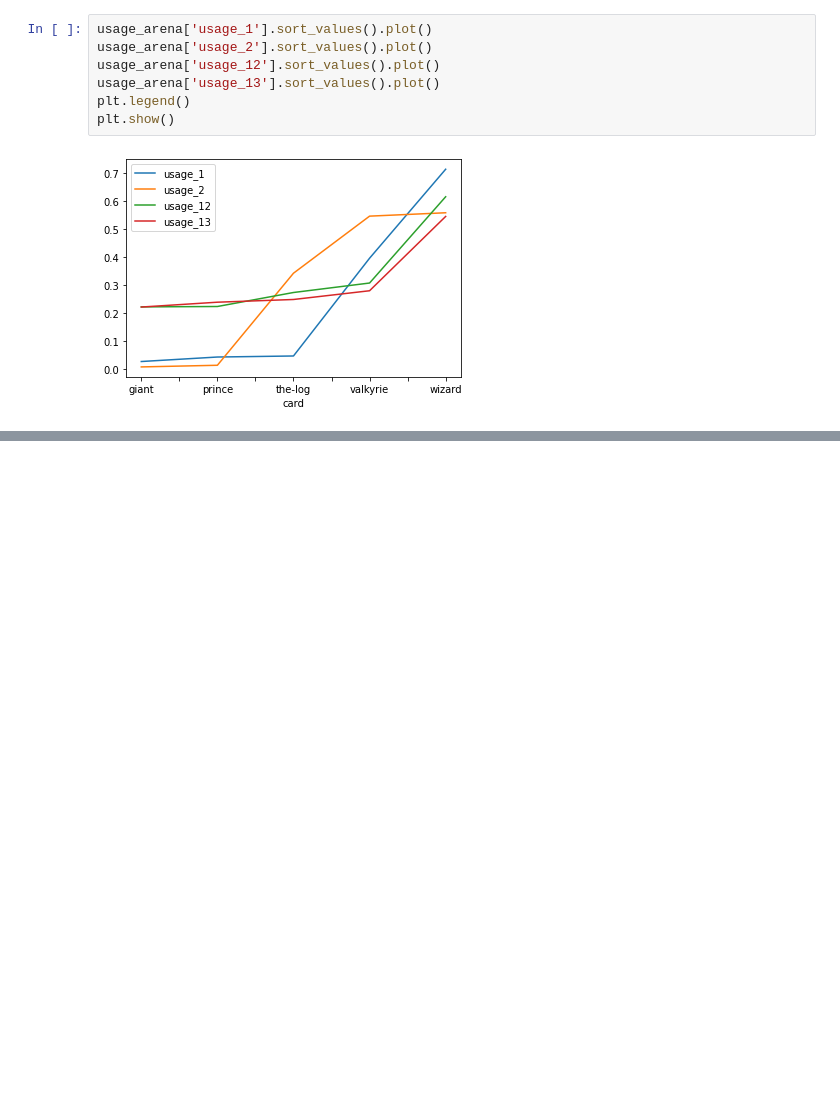
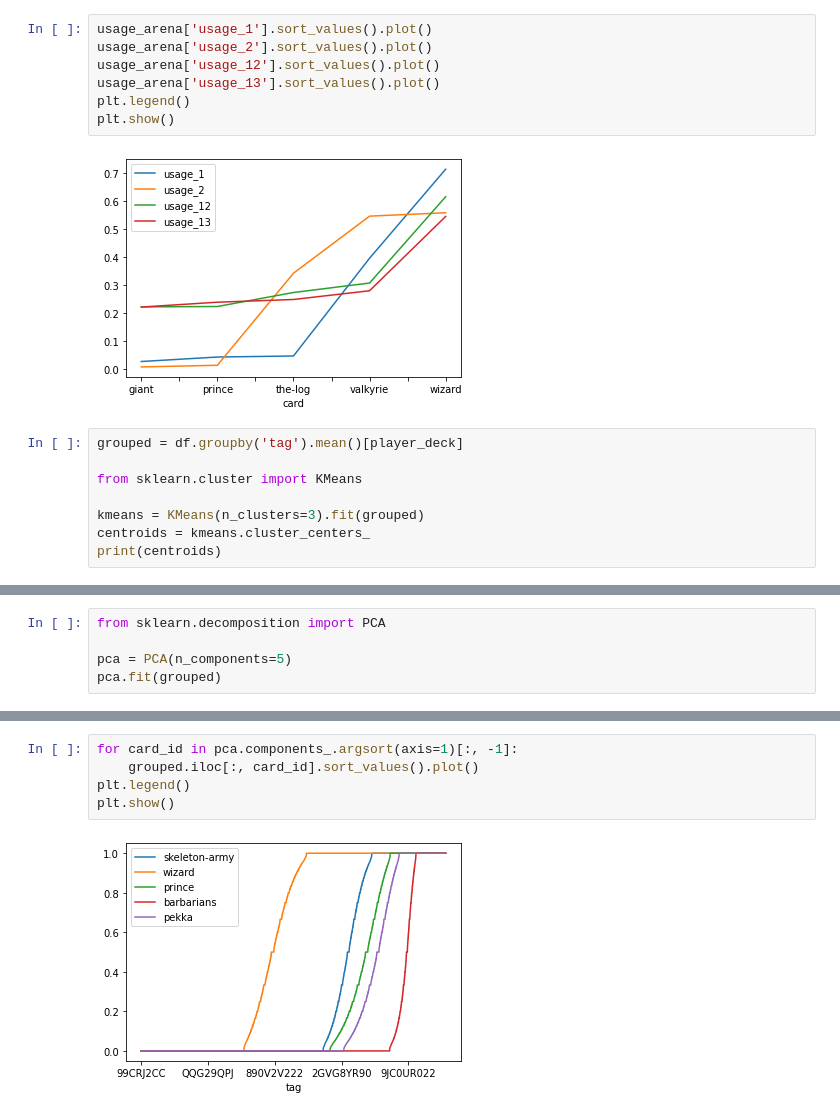
Before and after one commit to kskrajny/dmining1, a Jupyter notebook: main.ipynb, the cells around one changed output, grey strips where cells are left out. Saved outputs shown, nothing was run; the diff lists cells and outputs as text; blank space fills up the shorter version.

```diff
--- a/main.ipynb
+++ b/main.ipynb
@@ -497,3 +497,11 @@ plt.legend()
 plt.show()
 # %% [output]
 [figure]
+# %%
+grouped = df.groupby('tag').mean()[player_deck]
+
+from sklearn.cluster import KMeans
+
+kmeans = KMeans(n_clusters=3).fit(grouped)
+centroids = kmeans.cluster_centers_
+print(centroids)
@@ -499,0 +526,5 @@ plt.show()
+# %%
+from sklearn.decomposition import PCA
+
+pca = PCA(n_components=5)
+pca.fit(grouped)
@@ -499,0 +541,7 @@ plt.show()
+# %%
+for card_id in pca.components_.argsort(axis=1)[:, -1]:
+    grouped.iloc[:, card_id].sort_values().plot()
+plt.legend()
+plt.show()
+# %% [output]
+[figure, added]
```
Also changed, not shown: parts of 3 cells of this notebook.
